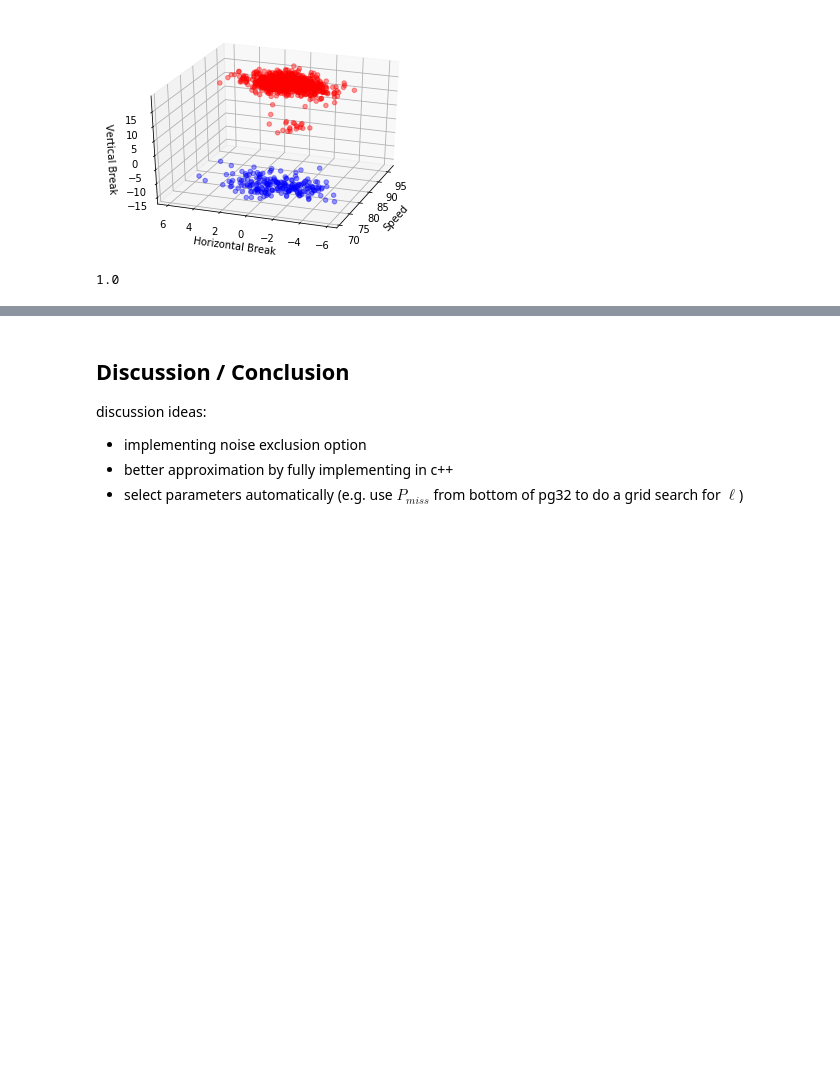
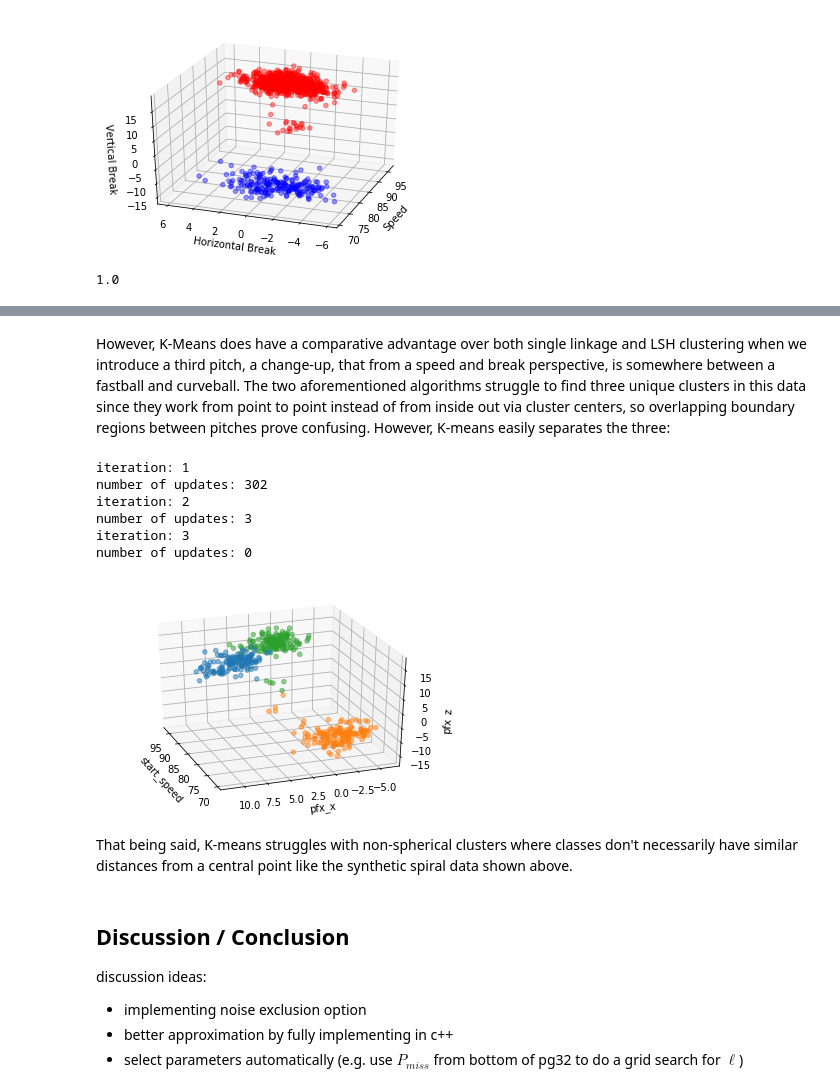
Before and after one commit to lisalebovici/LSHLinkClustering, a Jupyter notebook: report/FinalReport.ipynb, the cells around one changed output, grey strips where cells are left out. Saved outputs shown, nothing was run; the diff lists cells and outputs as text; code cells hidden in the pictures; blank space fills up the shorter version.

Commit message:
k means but what does it mean?

```diff
--- a/report/FinalReport.ipynb
+++ b/report/FinalReport.ipynb
@@ -385,3 +413,39 @@ LSH performs similarly well to single-linkage in terms of being able to identify
+# %% [markdown]
+However, K-Means does have a comparative advantage over both single linkage and LSH clustering when we introduce a third pitch, a change-up, that from a speed and break perspective, is somewhere between a fastball and curveball. The two aforementioned algorithms struggle to find three unique clusters in this data since they work from point to point instead of from inside out via cluster centers, so overlapping boundary regions between pitches prove confusing. However, K-means easily separates the three:
+# %%
+kershawFCC = pd.read_csv('../data/KershawFCC.csv').iloc[:, 1:5]
+kershawFCC_data = np.array(kershawFCC.iloc[:, 0:3])
+kershawFCC_labels = np.array(kershawFCC.iloc[:, 3])
+# %%
+np.random.seed(1)
+FCCclust, FCCcen = kmeans(3, kershawFCC_data)
+# %% [output]
+iteration: 1
+number of updates: 302
+iteration: 2
+number of updates: 3
+iteration: 3
+number of updates: 0
+# %%
+kersh_full = np.c_[kershawFCC_data, FCCclust]
+g1 = np.where(FCCclust == np.unique(FCCclust)[0])[0]
+g2 = np.where(FCCclust == np.unique(FCCclust)[1])[0]
+g3 = np.where(FCCclust == np.unique(FCCclust)[2])[0]
+# %%
+fig = plt.figure()
+ax = fig.add_subplot(111, projection='3d')
+ax.scatter(kersh_full[g1, 0], kersh_full[g1, 1], kersh_full[g1, 2], alpha = 0.5)
+ax.scatter(kersh_full[g2, 0], kersh_full[g2, 1], kersh_full[g2, 2], alpha = 0.5)
+ax.scatter(kersh_full[g3, 0], kersh_full[g3, 1], kersh_full[g3, 2], alpha = 0.5)
+ax.view_init(azim=160)
+ax.set_xlabel('start_speed')
+ax.set_ylabel('pfx_x')
+ax.set_zlabel('pfx_z')
+plt.show()
+# %% [output]
+[figure, added]
+# %% [markdown]
+That being said, K-means struggles with non-spherical clusters where classes don't necessarily have similar distances from a central point like the synthetic spiral data shown above.
 # %% [markdown]
 ## Discussion / Conclusion
 
```
Also changed, not shown: parts of 8 cells of this notebook.
